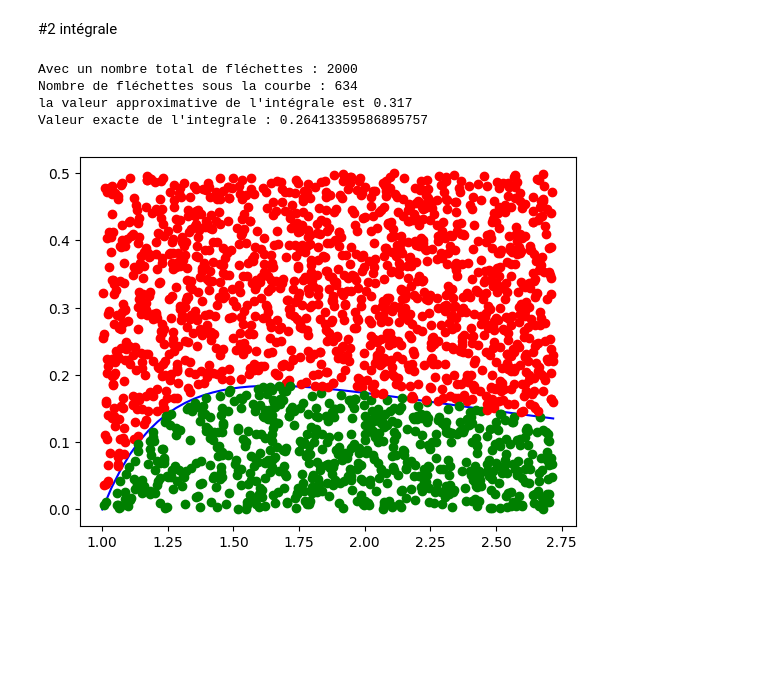
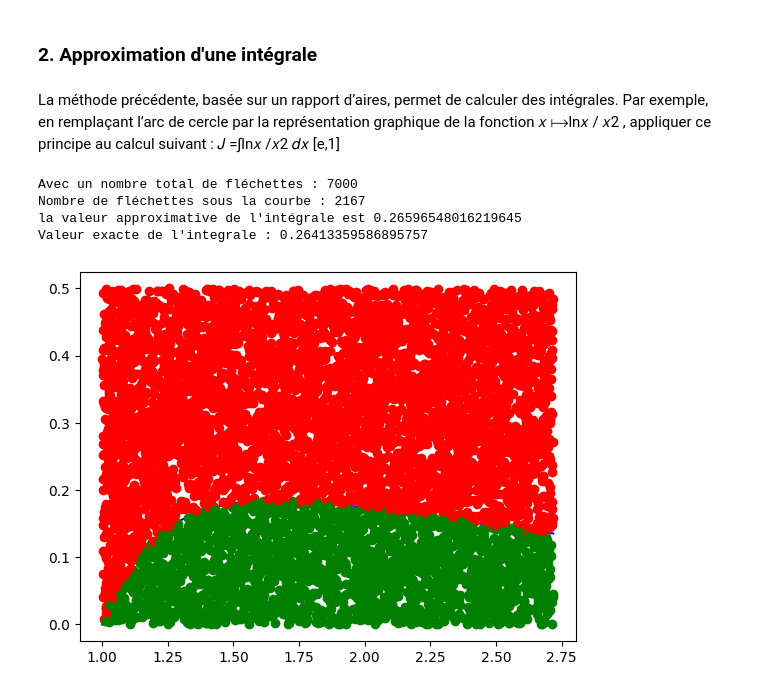
Before and after one commit to Estellezheng/TP-proba-CPE-Lyon, a Jupyter notebook: TP1/exo2.ipynb, the cells around one changed output. Saved outputs shown, nothing was run; the diff lists cells and outputs as text; code cells hidden in the pictures; blank space fills up the shorter version.

```diff
--- a/TP1/exo2.ipynb
+++ b/TP1/exo2.ipynb
@@ -35,37 +51,44 @@ Nombre de fléchettes dans le cadran : 404
 # %% [markdown]
-#2 intégrale
+### 2. Approximation d'une intégrale
+# %% [markdown]
+La méthode précédente, basée sur un rapport d’aires, permet de calculer des intégrales. Par exemple, en remplaçant l’arc
+de  cercle  par  la  représentation  graphique  de  la  fonction  𝑥 ⟼ln𝑥 / 𝑥2 ,  appliquer  ce  principe  au  calcul  suivant  : 𝐽 =∫ln𝑥 /𝑥2 𝑑𝑥 [e,1]
 # %%
-# Tracer la courbe
+# Tracer la courbe 𝑥 ⟼ln𝑥 / 𝑥2
 x = np.linspace(1,np.e,50)
 y = np.log(x)/x**2
 plt.plot(x, y, 'b')  #bleu
 
-essais = 2000
+# Simulation empirique de n lancers de fleches
+essais = 7000
 cpt = 0
 
 for i in range (essais) :
-    px = np.random.uniform(1, np.e)
+    px = np.random.uniform(1, np.e)     #intervalle de l'integrale
     py = np.random.uniform(0, 0.5)
-    if (py < np.log(px)/px**2) :
+    if (py < np.log(px)/px**2) :        #formule de la courbe
         plt.plot(px, py,'o', color = 'green')
         cpt +=1
     else :
         plt.plot(px, py,'o', color = 'red')
 
-# calcul de l'intégrale
+# Estimation de l'intégrale
+largeur_rectangle = np.e - 1
+hauteur_rectangle = 0.5
+appro_inte = largeur_rectangle * hauteur_rectangle * cpt / essais
 
-appro_inte = cpt / essais
+# Calcul theorique
 integrale = np.trapz(y,x)
 
-
+# conclusion
 print("Avec un nombre total de fléchettes :", essais)
 print("Nombre de fléchettes sous la courbe :", cpt)
 print("la valeur approximative de l'intégrale est", appro_inte)
 print("Valeur exacte de l'integrale :", integrale)
 # %% [output]
-Avec un nombre total de fléchettes : 2000
-Nombre de fléchettes sous la courbe : 634
-la valeur approximative de l'intégrale est 0.317
+Avec un nombre total de fléchettes : 7000
+Nombre de fléchettes sous la courbe : 2167
+la valeur approximative de l'intégrale est 0.26596548016219645
 Valeur exacte de l'integrale : 0.26413359586895757
-[figure, old version]
+[figure, new version]
 # %% [markdown]
```
Also changed, not shown: parts of 9 cells of this notebook, 7 other files.
